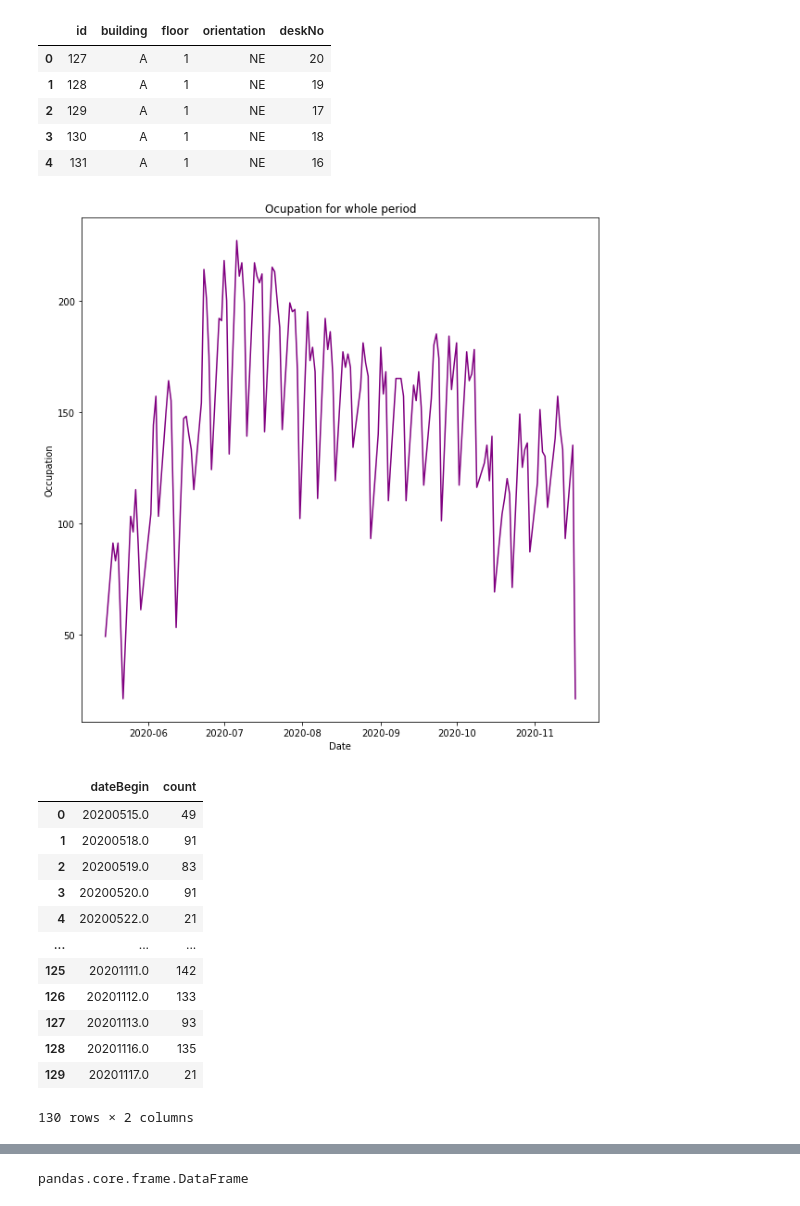
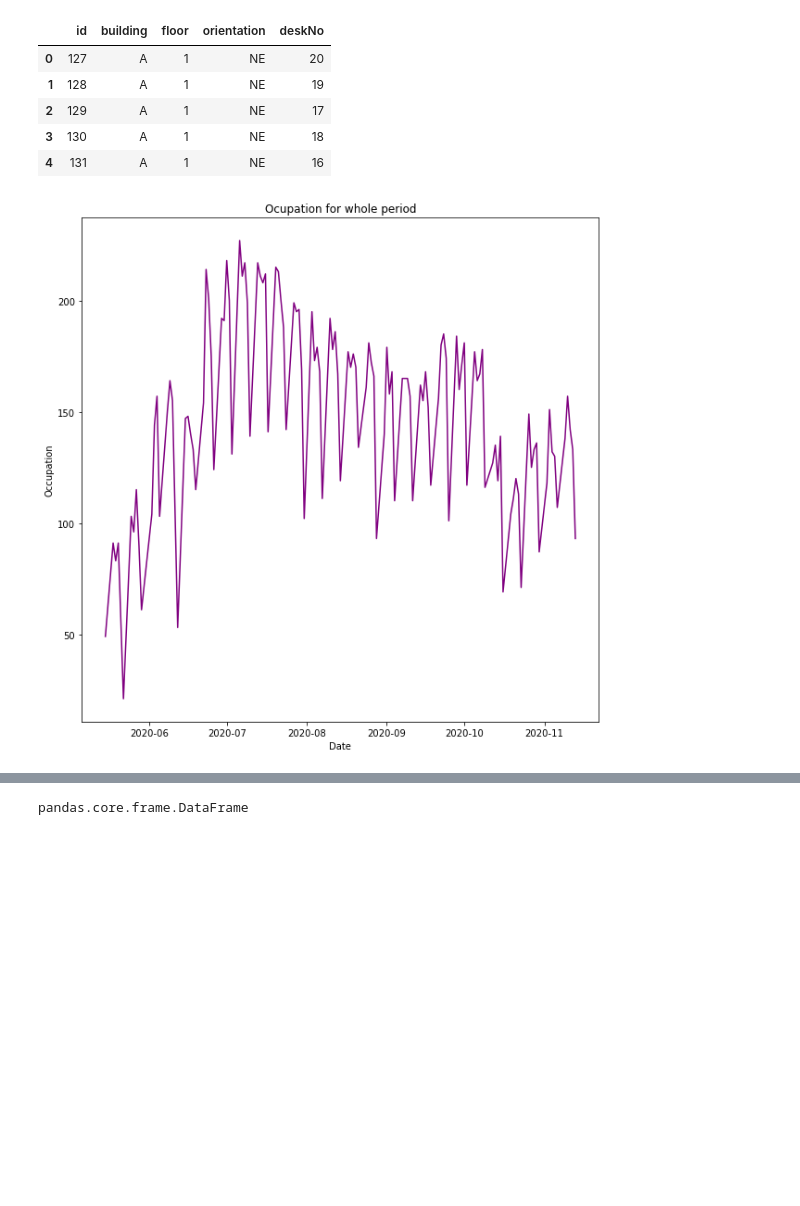
Before and after one commit to Ktrnas/758865, a Jupyter notebook: wilo1.ipynb, the cells around one changed output, grey strips where cells are left out. Drawn from its saved outputs; the diff is of its cells as text; code cells hidden in the pictures; blank space fills up the shorter version.

```diff
--- a/wilo1.ipynb
+++ b/wilo1.ipynb
@@ -51,20 +51,15 @@ dfu['one']=1
 
 gruppiert= dfu.groupby(['dateBegin', 'building']).count()['one'].to_frame('count').reset_index()
 
+gruppiert = gruppiert.iloc[:-4]
+
 
 
 gruppiertdatum=dfu.groupby(['dateBegin']).count()['one'].to_frame('count').reset_index()
-
+gruppiertdatum = gruppiertdatum.iloc[:-2]
 
 gruppiert['weekday']= pd.to_datetime(gruppiert['dateBegin']).dt.dayofweek
 
-
-#gruppiertdatum['dateBegin']=pd.to_datetime(gruppiertdatum.dateBegin).dt.date
-
-#gruppiertdatum["dateBegin"] = gruppiertdatum["dateBegin"].convert_objects(convert_numeric=True)
-
-#def datetime_to_float(d):
- #   return d.timestamp()
 
 
 
@@ -73,49 +68,38 @@ gruppiert['weekday']= pd.to_datetime(gruppiert['dateBegin']).dt.dayofweek
 fig, ax = plt.subplots(figsize=(10, 10))
 
 #plotdf = gruppiertdatum.loc[gruppiertdatum['dateBegin']>'2020-07-01' and gruppiertdatum['dateBegin']<'2020-07-30']
-
 #gruppiertdatum['dateBegin']=pd.to_datetime(gruppiertdatum.dateBegin)
-
 #plotdf = gruppiertdatum[(gruppiertdatum['dateBegin'].Timestamp >= '2020-07-01')
 #& (gruppiertdatum['dateBegin'].Timestamp <= '2020-08-01')]
+#print(gruppiertdatum['dateBegin'].dtypes)
 
-#print(gruppiertdatum['dateBegin'].dtypes)
 
 # Add x-axis and y-axis
 ax.plot('dateBegin',
         'count',
         color='purple', data=gruppiertdatum)
 
 # Set title and labels for axes
 ax.set(xlabel="Date",
        ylabel="Occupation",
        title="Ocupation for whole period")
 
 plt.show()
 
 
 gruppiertdatum['dateBegin'] = gruppiertdatum['dateBegin'].astype(str)
 
 gruppiertdatum['dateBegin'] = (gruppiertdatum['dateBegin'].str.split()).apply(lambda x: float(x[0].replace('-', '')))
 
 #gruppiertdatum['dateBegin'] = gruppiertdatum['dateBegin'].dt.strftime("%Y-%m-%d")
 
 gruppiertdatum.to_csv('gruppiertdatum3.csv')
 
+
+gruppiert['dateBegin'] = gruppiert['dateBegin'].astype(str)
+
+gruppiert['dateBegin1'] = (gruppiert['dateBegin'].str.split()).apply(lambda x: float(x[0].replace('-', '')))
+
 #gruppiertdatum['dateBegin'] = gruppiertdatum['dateBegin'].values.astype(np.float) / 10**9
-gruppiertdatum
 # %% [output]
-[figure, old version]
+[figure, new version]
-|  | dateBegin | count |
-| 0 | 20200515.0 | 49 |
-| 1 | 20200518.0 | 91 |
-| 2 | 20200519.0 | 83 |
-| 3 | 20200520.0 | 91 |
-| 4 | 20200522.0 | 21 |
-| ... | ... | ... |
-| 125 | 20201111.0 | 142 |
-| 126 | 20201112.0 | 133 |
-| 127 | 20201113.0 | 93 |
-| 128 | 20201116.0 | 135 |
-| 129 | 20201117.0 | 21 |
-130 rows × 2 columns
```
Also changed, not shown: parts of 25 cells of this notebook, 13 other files.
